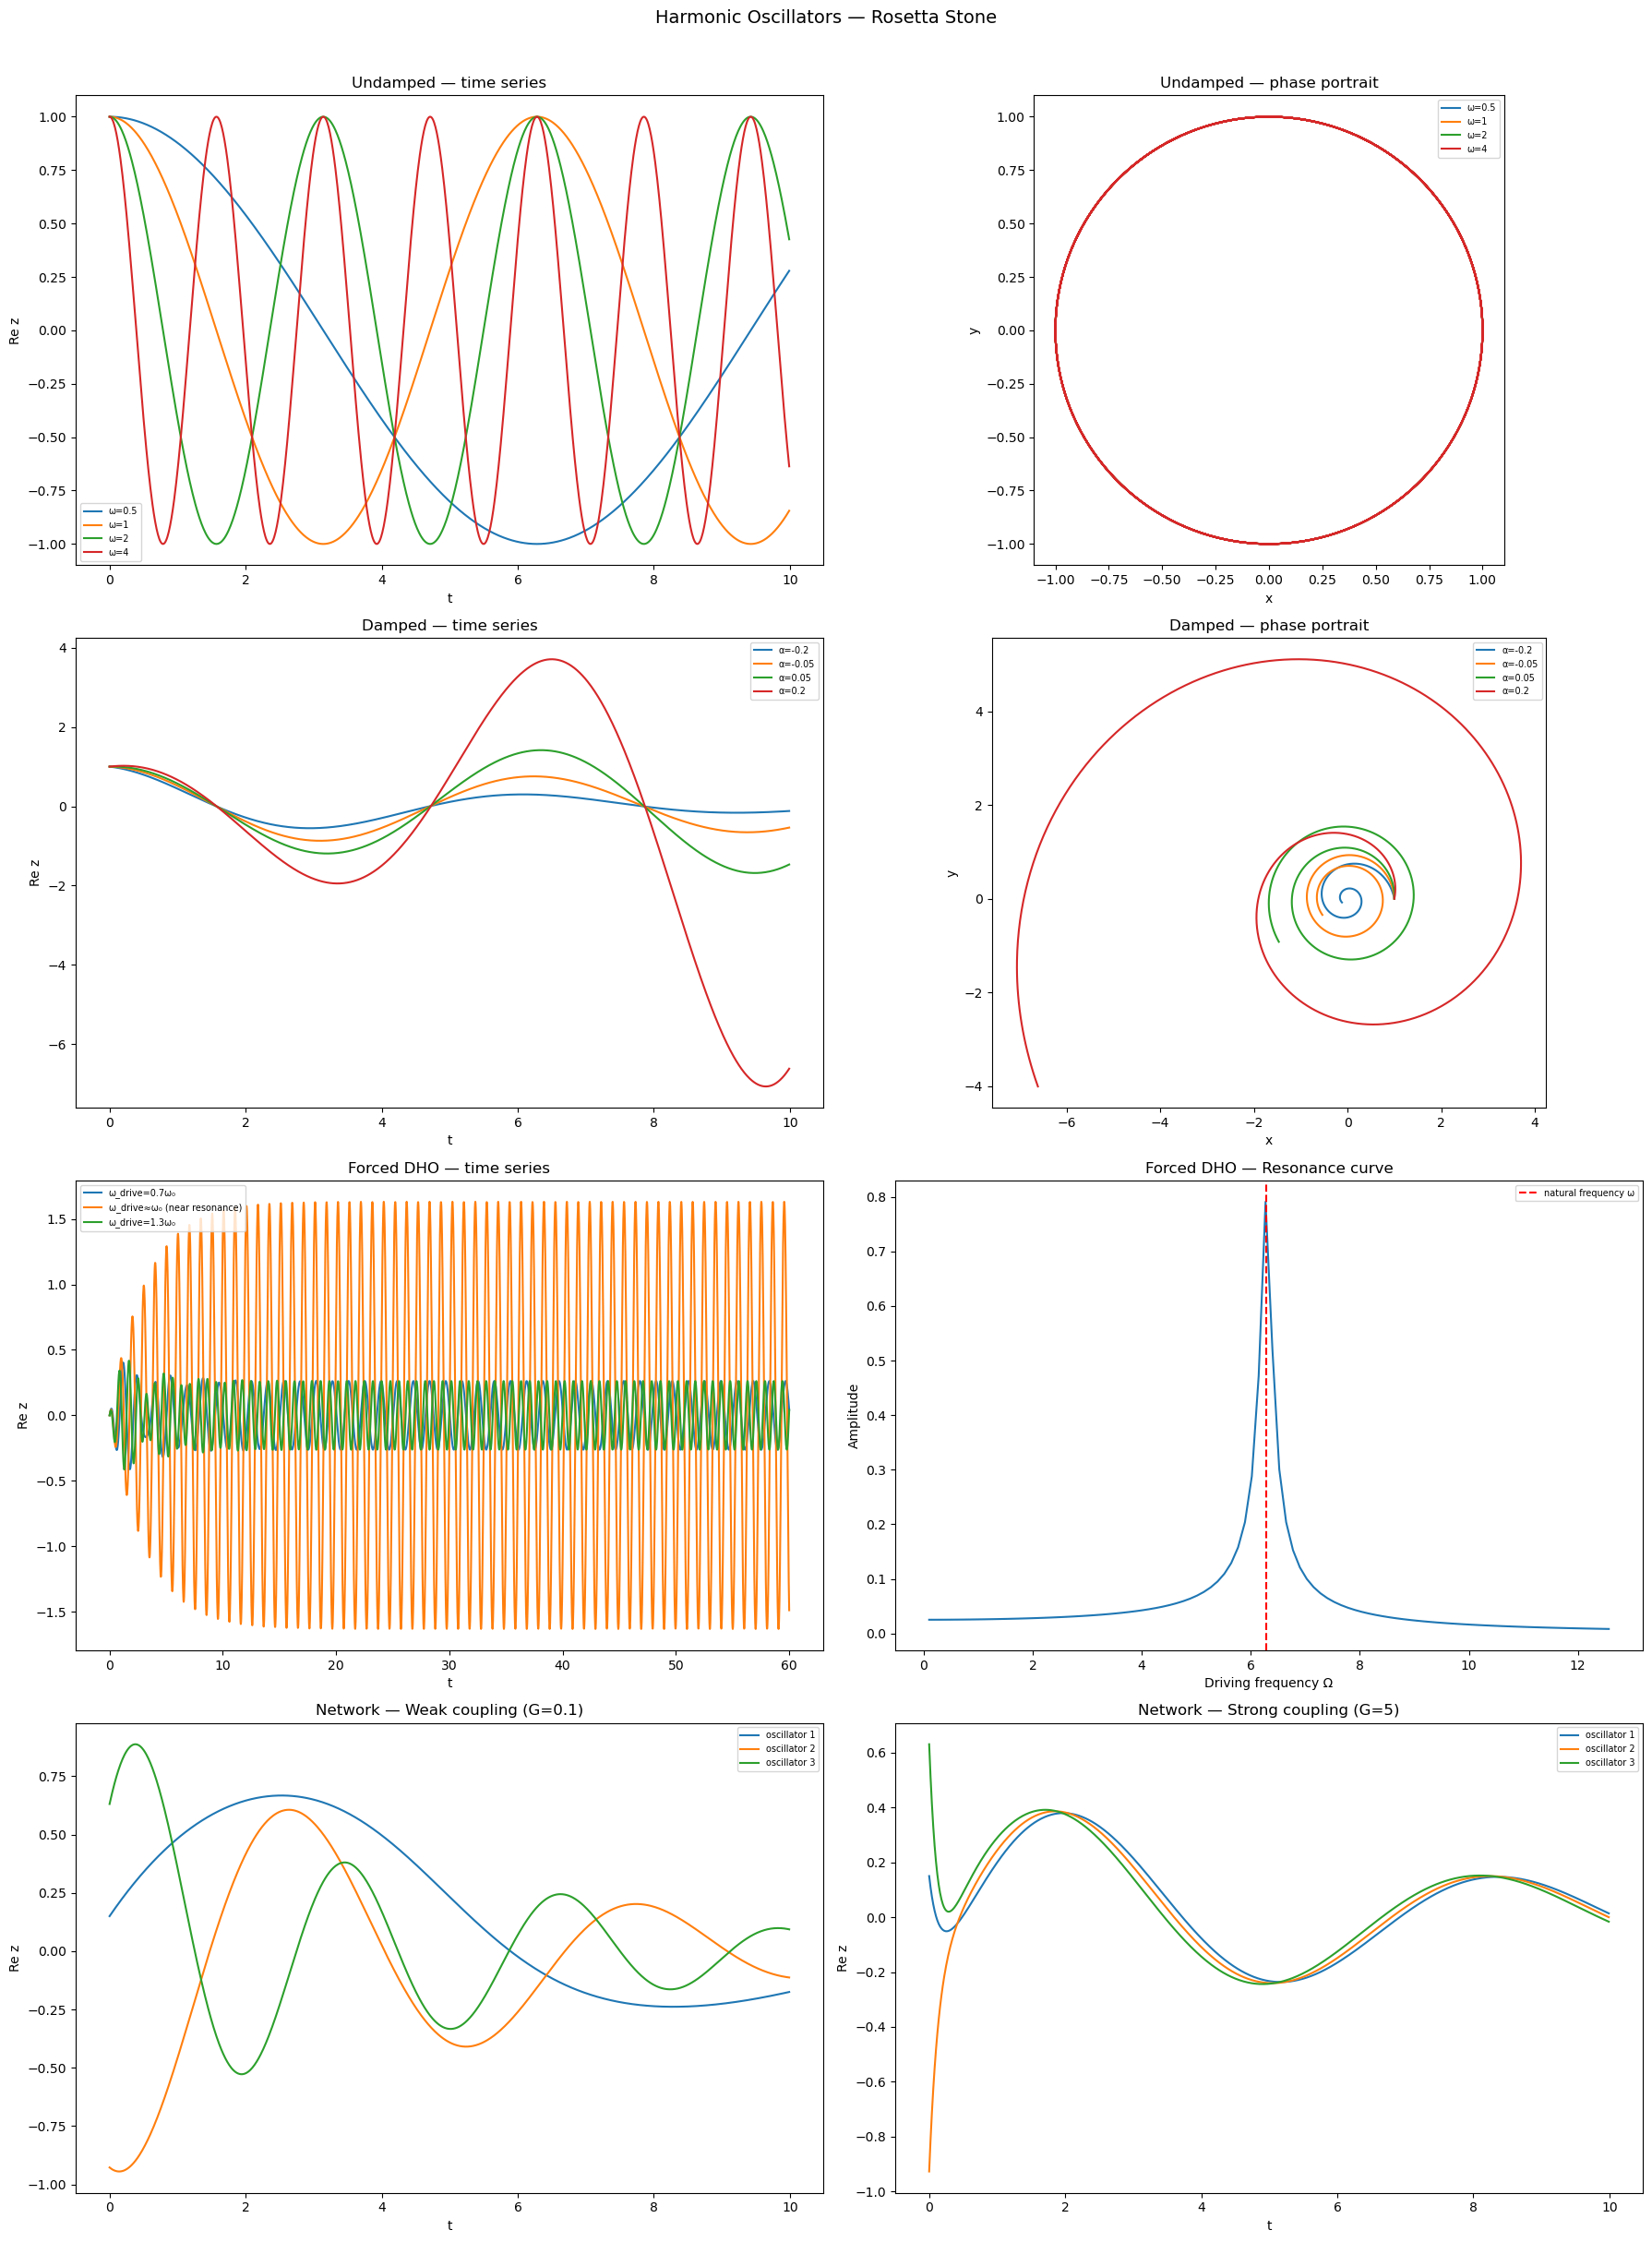
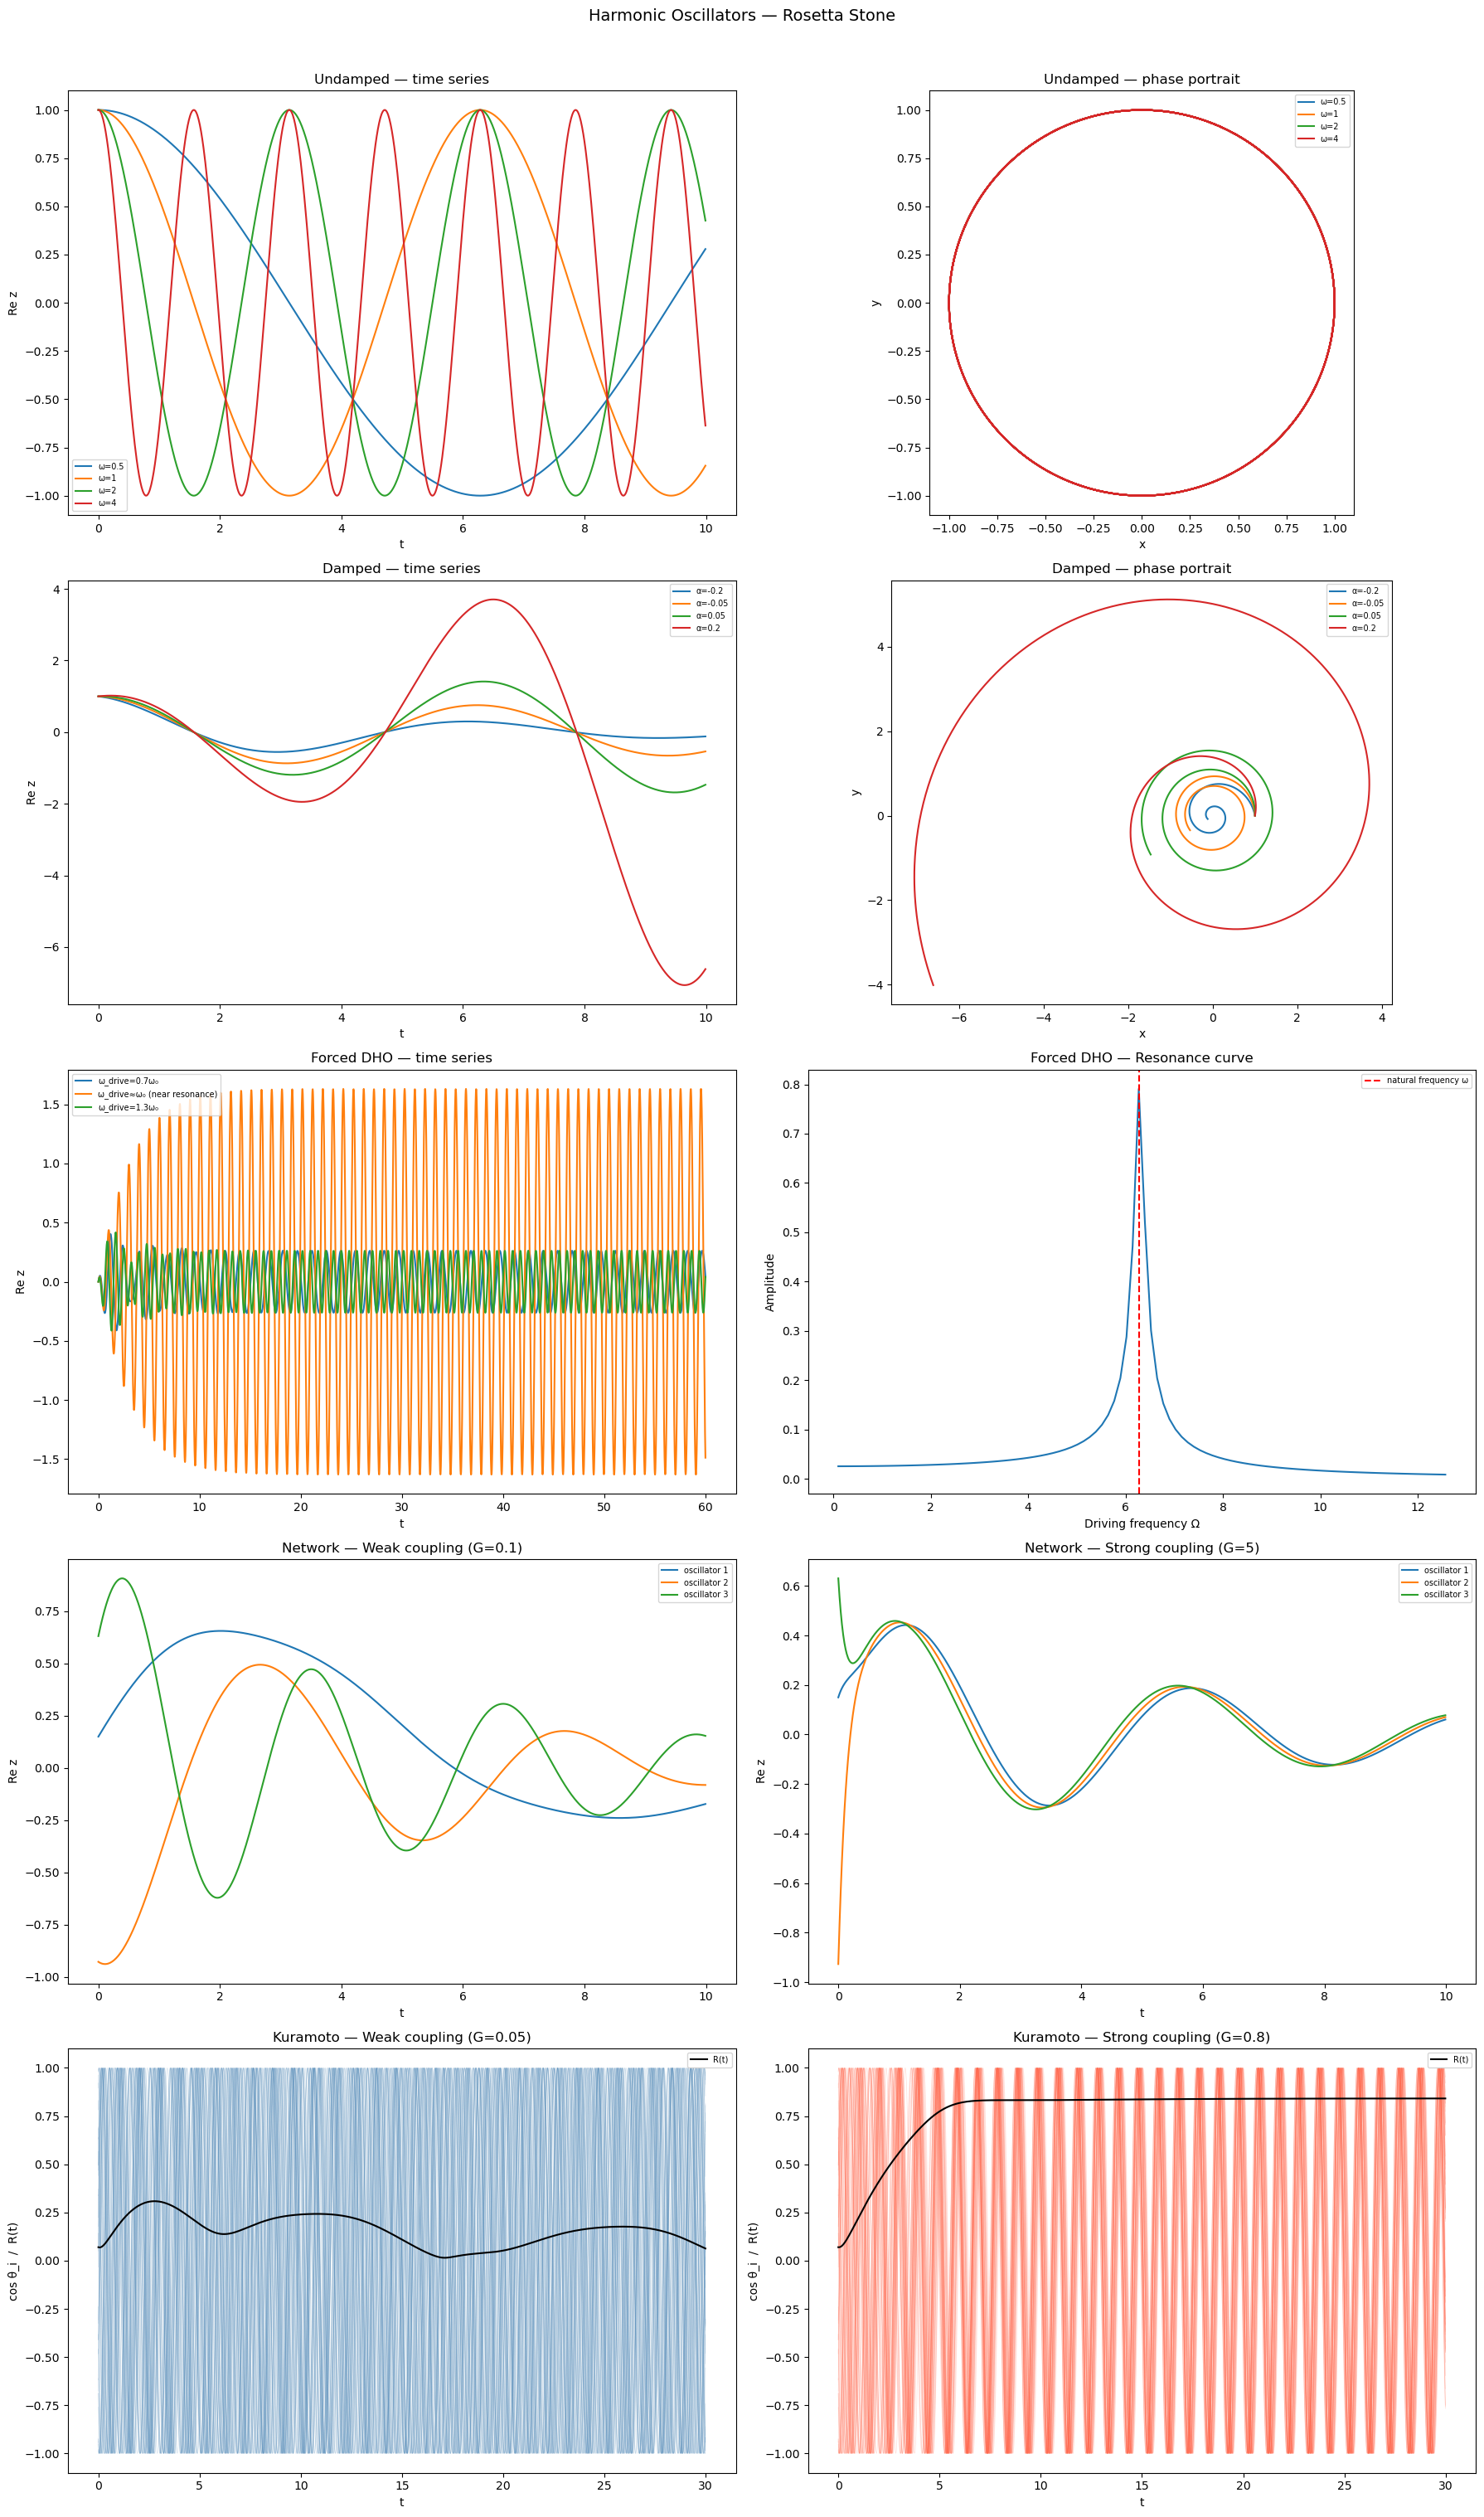
Code edit (unified diff) that turned the first committed figure into the second:
--- before
+++ after
@@ -1,7 +1,7 @@
-fig = plt.figure(figsize=(18, 24))
+fig = plt.figure(figsize=(18, 30))
 
 # ── Row 1: Undamped HO ──
-ax1 = fig.add_subplot(4, 2, 1)
-ax2 = fig.add_subplot(4, 2, 2)
+ax1 = fig.add_subplot(5, 2, 1)
+ax2 = fig.add_subplot(5, 2, 2)
 for omega_val in [0.5, 1, 2, 4]:
     z = ho(omega=omega_val, alpha=0, z0=1+0j, t=t)
@@ -16,6 +16,6 @@
 
 # ── Row 2: Damped HO ──
-ax3 = fig.add_subplot(4, 2, 3)
-ax4 = fig.add_subplot(4, 2, 4)
+ax3 = fig.add_subplot(5, 2, 3)
+ax4 = fig.add_subplot(5, 2, 4)
 for alpha_val in [-0.2, -0.05, 0.05, 0.2]:
     z = ho(omega=1, alpha=alpha_val, z0=1+0j, t=t)
@@ -30,8 +30,6 @@
 
 # ── Row 3: Forced DHO ──
-ax5 = fig.add_subplot(4, 2, 5)
-ax6 = fig.add_subplot(4, 2, 6)
-
-# forced time series — three driving frequencies
+ax5 = fig.add_subplot(5, 2, 5)
+ax6 = fig.add_subplot(5, 2, 6)
 t_forced = np.linspace(0, 60, 3000)
 drives = [omega_forced * 0.7, omega_forced * 0.99, omega_forced * 1.3]
@@ -43,18 +41,16 @@
 ax5.set_xlabel("t"); ax5.set_ylabel("Re z")
 ax5.legend(fontsize=7)
-
-# resonance curve
 omega_drives_low = np.linspace(0.1, 4 * np.pi, 100)
-amplitudes = resonance_curve(omega_forced, -0.1, 1.0, omega_drives_low)
+H = 1.0 / (omega_forced**2 - omega_drives_low**2 + 2j * (-0.1) * omega_drives_low)
+amplitudes = np.abs(H)
 ax6.plot(omega_drives_low, amplitudes)
 ax6.axvline(omega_forced, color='red', linestyle='--', label='natural frequency ω')
-ax6.set_xlabel("Driving frequency Ω")
-ax6.set_ylabel("Amplitude")
+ax6.set_xlabel("Driving frequency Ω"); ax6.set_ylabel("Amplitude")
 ax6.set_title("Forced DHO — Resonance curve")
 ax6.legend(fontsize=7)
 
-# ── Row 4: Coupled ──
-ax7 = fig.add_subplot(4, 2, 7)
-ax8 = fig.add_subplot(4, 2, 8)
+# ── Row 4: Coupled DHO ──
+ax7 = fig.add_subplot(5, 2, 7)
+ax8 = fig.add_subplot(5, 2, 8)
 Z_weak = coupled_dho(alphas, omegas, C=C, G=0.1, z0=z0_net, t=t, F=F_net)
 for i in range(N):
@@ -69,4 +65,22 @@
 ax7.legend(fontsize=7); ax8.legend(fontsize=7)
 
+# ── Row 5: Kuramoto ──
+ax9 = fig.add_subplot(5, 2, 9)
+ax10 = fig.add_subplot(5, 2, 10)
+theta_weak, R_weak = kuramoto(omegas_k, G=0.05, t=t_k)
+for i in range(N_k):
+    ax9.plot(t_k, np.cos(theta_weak[:, i]), alpha=0.2, lw=0.5, color='steelblue')
+ax9.plot(t_k, R_weak, color='black', lw=1.5, label='R(t)')
+ax9.set_title("Kuramoto — Weak coupling (G=0.05)")
+ax9.set_xlabel("t"); ax9.set_ylabel("cos θ_i  /  R(t)")
+ax9.legend(fontsize=7)
+theta_strong, R_strong = kuramoto(omegas_k, G=0.8, t=t_k)
+for i in range(N_k):
+    ax10.plot(t_k, np.cos(theta_strong[:, i]), alpha=0.2, lw=0.5, color='tomato')
+ax10.plot(t_k, R_strong, color='black', lw=1.5, label='R(t)')
+ax10.set_title("Kuramoto — Strong coupling (G=0.8)")
+ax10.set_xlabel("t"); ax10.set_ylabel("cos θ_i  /  R(t)")
+ax10.legend(fontsize=7)
+
 plt.suptitle("Harmonic Oscillators — Rosetta Stone", fontsize=14, y=1.01)
 plt.tight_layout()

Commit: add Kuramoto